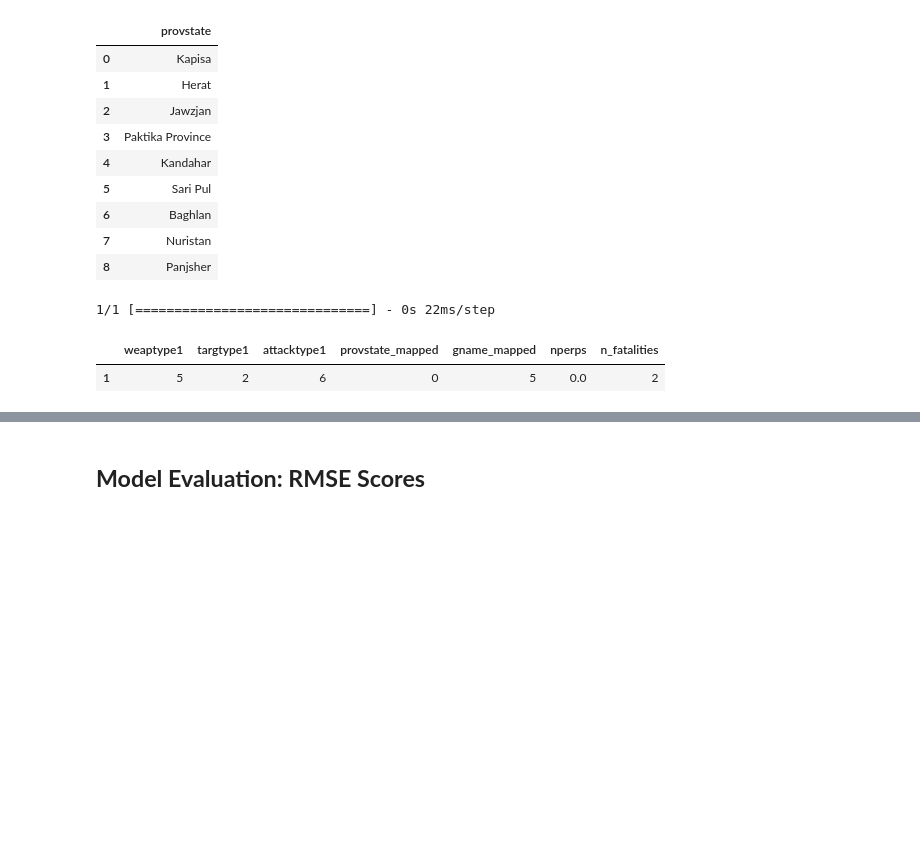
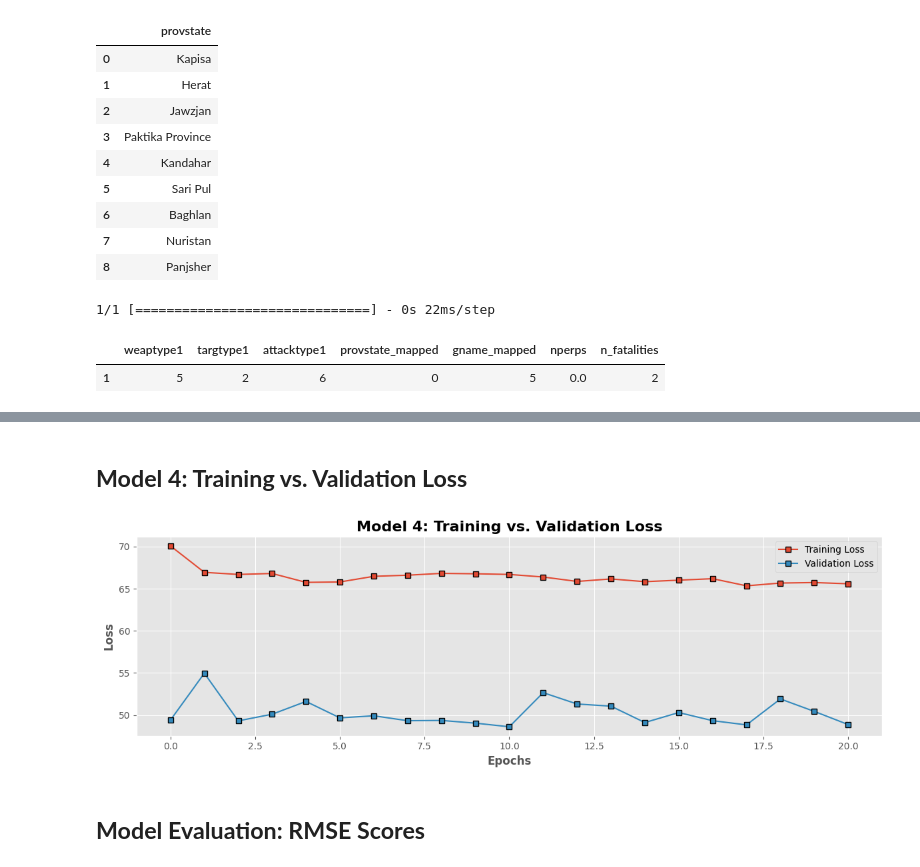
Before and after one commit to OdinProjectI/ODIN, a Jupyter notebook: WarInAfghanistan2001_2006.ipynb, the cells around one changed output, grey strips where cells are left out. Drawn from its saved outputs; the diff is of its cells as text; code cells hidden in the pictures; blank space fills up the shorter version.

```diff
--- a/WarInAfghanistan2001_2006.ipynb
+++ b/WarInAfghanistan2001_2006.ipynb
@@ -1050,3 +1139,15 @@ scenario
+# %% [markdown]
+## **Model 4: Training vs. Validation Loss**
+# %%
+fig = plt.figure(figsize=(12, 4))
+ax = fig.add_subplot()
+pd.DataFrame({'Training Loss': history.history.get('loss'), 'Validation Loss': history.history.get('val_loss') }).plot(ax=ax, marker='s', mec='black')
+ax.set_title("Model 4: Training vs. Validation Loss", fontweight='bold', fontsize=16)
+ax.set_ylabel("Loss", fontweight='bold')
+ax.set_xlabel("Epochs", fontweight='bold')
+plt.tight_layout()
+# %% [output]
+[figure, added]
 # %% [markdown]
 ## **Model Evaluation: RMSE Scores**
 # %%
```
Also changed, not shown: parts of 15 cells of this notebook.
